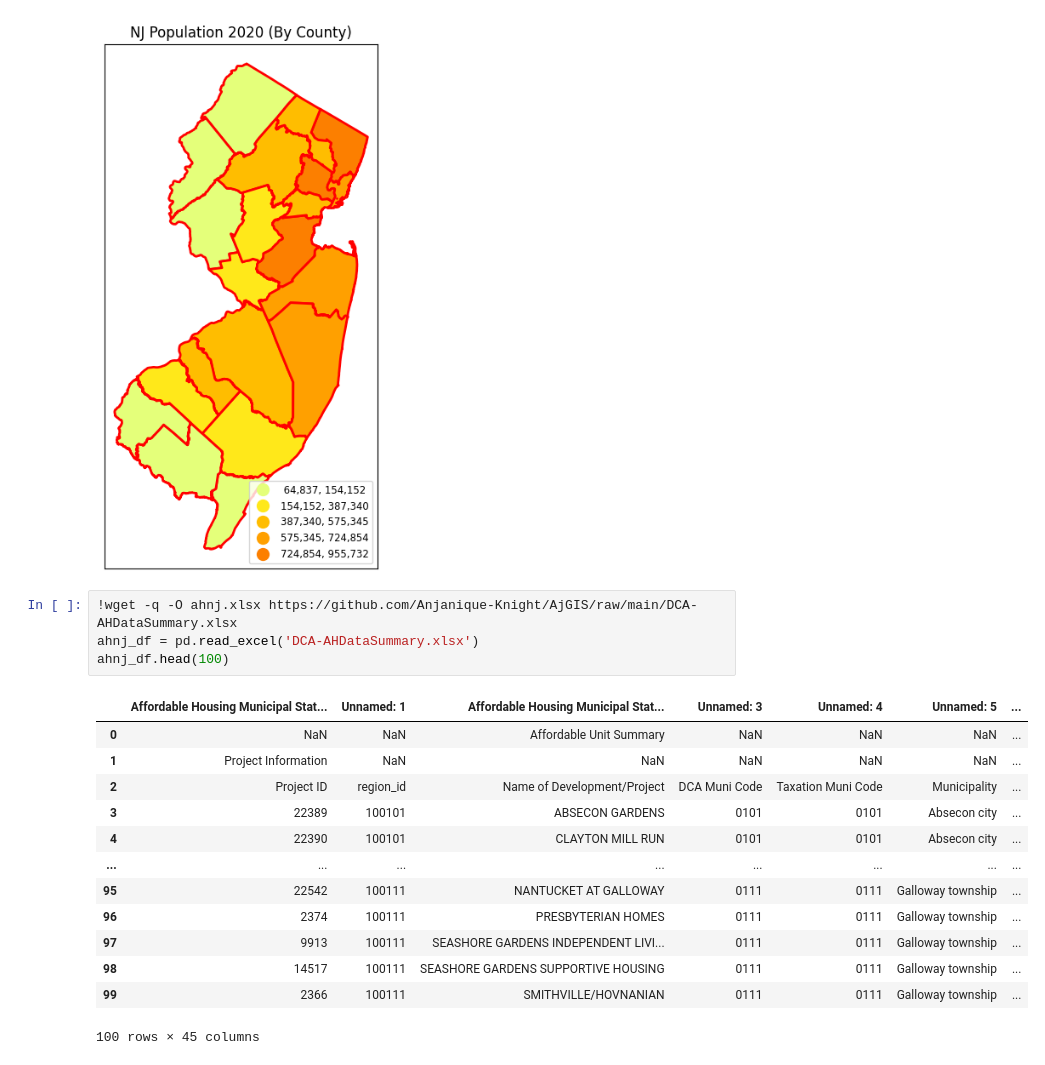
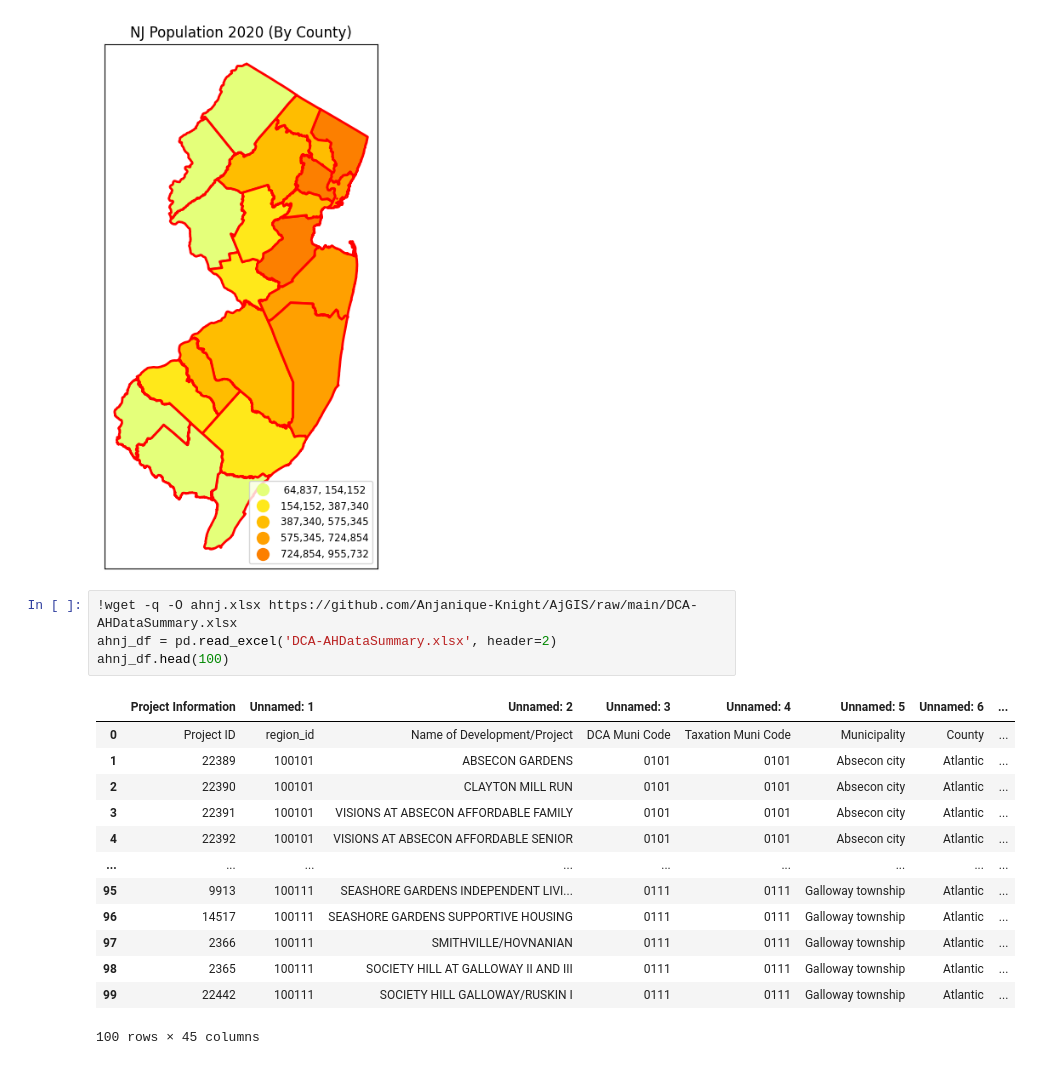
Before and after one commit to Anjanique-Knight/AjGIS, a Jupyter notebook: AffordableHousingNJCounties.ipynb, the cells around one changed output. Cells and saved outputs as stored; diff of their text form.

```diff
--- a/AffordableHousingNJCounties.ipynb
+++ b/AffordableHousingNJCounties.ipynb
@@ -253,19 +253,19 @@ ax.margins(0.04)
 [figure]
 # %%
 !wget -q -O ahnj.xlsx https://github.com/Anjanique-Knight/AjGIS/raw/main/DCA-AHDataSummary.xlsx
-ahnj_df = pd.read_excel('DCA-AHDataSummary.xlsx')
+ahnj_df = pd.read_excel('DCA-AHDataSummary.xlsx', header=2)
 ahnj_df.head(100)
 # %% [output]
-|  | Affordable Housing Municipal Stat... | Unnamed: 1 | Affordable Housing Municipal Stat... | Unnamed: 3 | Unnamed: 4 | Unnamed: 5 | ... |
-| 0 | NaN | NaN | Affordable Unit Summary | NaN | NaN | NaN | ... |
-| 1 | Project Information | NaN | NaN | NaN | NaN | NaN | ... |
-| 2 | Project ID | region_id | Name of Development/Project | DCA Muni Code | Taxation Muni Code | Municipality | ... |
-| 3 | 22389 | 100101 | ABSECON GARDENS | 0101 | 0101 | Absecon city | ... |
-| 4 | 22390 | 100101 | CLAYTON MILL RUN | 0101 | 0101 | Absecon city | ... |
-| ... | ... | ... | ... | ... | ... | ... | ... |
-| 95 | 22542 | 100111 | NANTUCKET AT GALLOWAY | 0111 | 0111 | Galloway township | ... |
-| 96 | 2374 | 100111 | PRESBYTERIAN HOMES | 0111 | 0111 | Galloway township | ... |
-| 97 | 9913 | 100111 | SEASHORE GARDENS INDEPENDENT LIVI... | 0111 | 0111 | Galloway township | ... |
-| 98 | 14517 | 100111 | SEASHORE GARDENS SUPPORTIVE HOUSING | 0111 | 0111 | Galloway township | ... |
-| 99 | 2366 | 100111 | SMITHVILLE/HOVNANIAN | 0111 | 0111 | Galloway township | ... |
+|  | Project Information | Unnamed: 1 | Unnamed: 2 | Unnamed: 3 | Unnamed: 4 | Unnamed: 5 | Unnamed: 6 | ... |
+| 0 | Project ID | region_id | Name of Development/Project | DCA Muni Code | Taxation Muni Code | Municipality | County | ... |
+| 1 | 22389 | 100101 | ABSECON GARDENS | 0101 | 0101 | Absecon city | Atlantic | ... |
+| 2 | 22390 | 100101 | CLAYTON MILL RUN | 0101 | 0101 | Absecon city | Atlantic | ... |
+| 3 | 22391 | 100101 | VISIONS AT ABSECON AFFORDABLE FAMILY | 0101 | 0101 | Absecon city | Atlantic | ... |
+| 4 | 22392 | 100101 | VISIONS AT ABSECON AFFORDABLE SENIOR | 0101 | 0101 | Absecon city | Atlantic | ... |
+| ... | ... | ... | ... | ... | ... | ... | ... | ... |
+| 95 | 9913 | 100111 | SEASHORE GARDENS INDEPENDENT LIVI... | 0111 | 0111 | Galloway township | Atlantic | ... |
+| 96 | 14517 | 100111 | SEASHORE GARDENS SUPPORTIVE HOUSING | 0111 | 0111 | Galloway township | Atlantic | ... |
+| 97 | 2366 | 100111 | SMITHVILLE/HOVNANIAN | 0111 | 0111 | Galloway township | Atlantic | ... |
+| 98 | 2365 | 100111 | SOCIETY HILL AT GALLOWAY II AND III | 0111 | 0111 | Galloway township | Atlantic | ... |
+| 99 | 22442 | 100111 | SOCIETY HILL GALLOWAY/RUSKIN I | 0111 | 0111 | Galloway township | Atlantic | ... |
 100 rows × 45 columns
```
Also changed, not shown: parts of 3 cells of this notebook.
